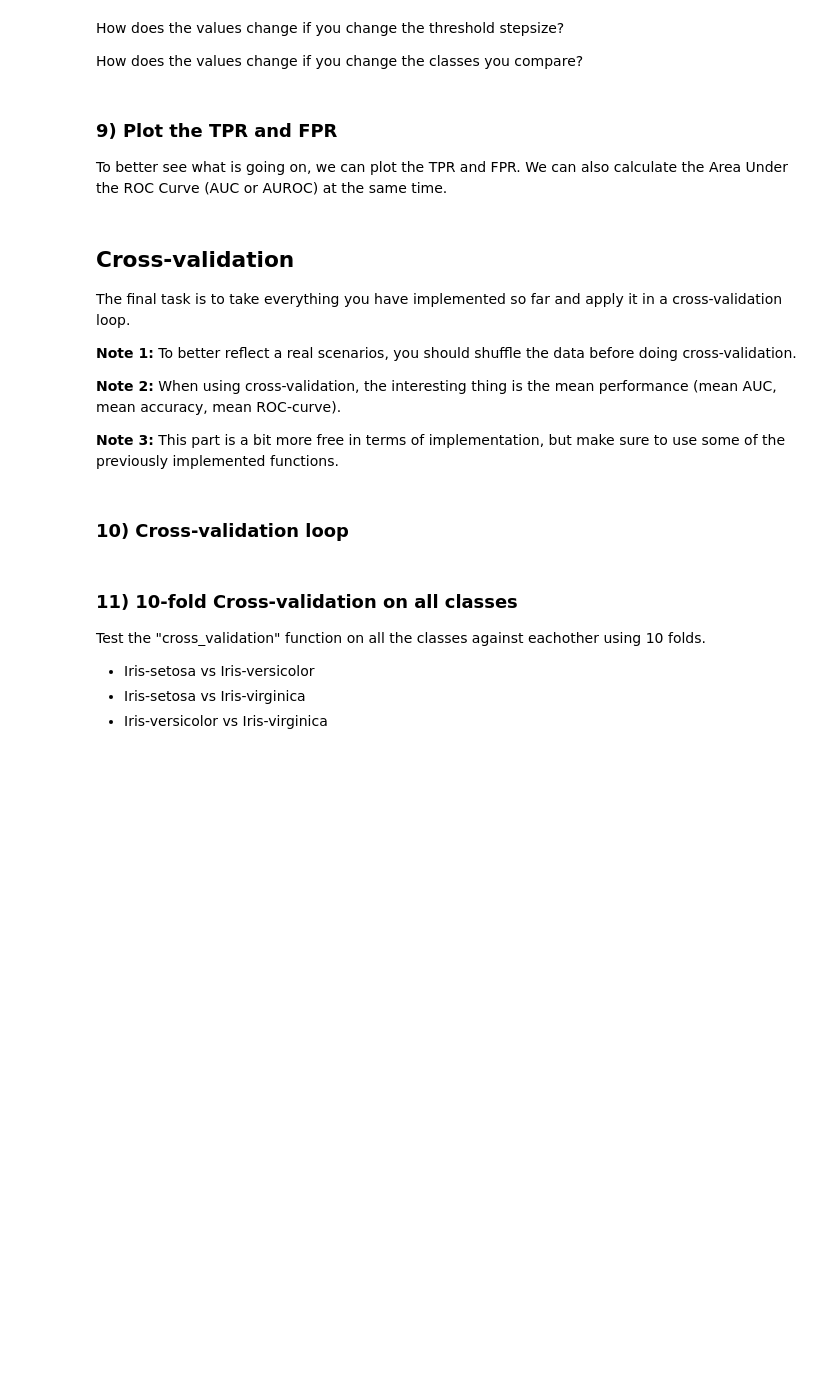
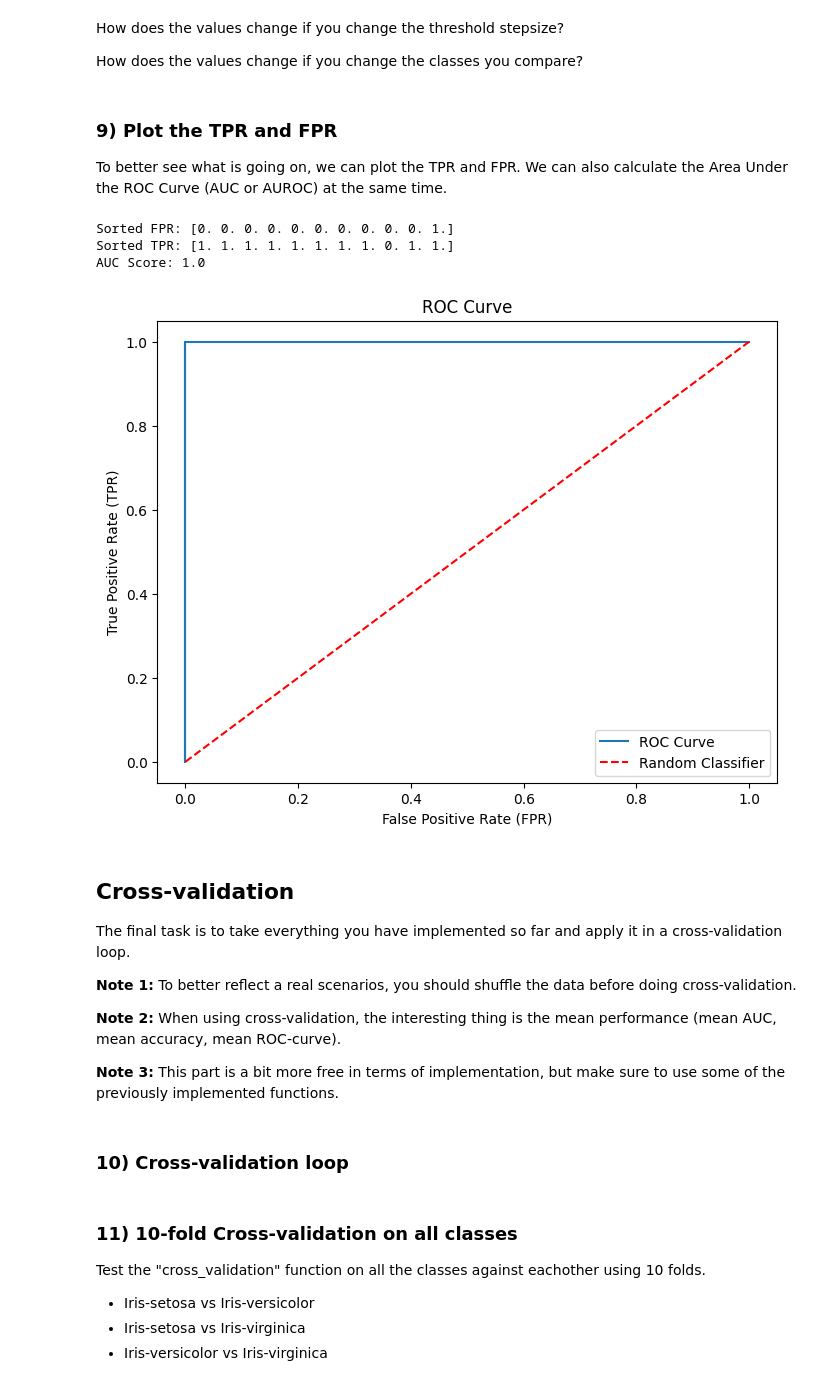
Before and after one commit to iM0ritz/MachineLearning, a Jupyter notebook: Assignment1/ML-Assignment 1 - Student names.ipynb, the cells around one changed output. Drawn from its saved outputs; the diff is of its cells as text; code cells hidden in the pictures; blank space fills up the shorter version.

```diff
--- a/Assignment1/ML-Assignment 1 - Student names.ipynb
+++ b/Assignment1/ML-Assignment 1 - Student names.ipynb
@@ -81,7 +81,6 @@ def train_test_split(class_data, train_ratio=0.8):
 
     # TODO: Split the data into two parts, train and test.
     # Numpy has some functionallity that makes implementing this part easier.
-    np.random.shuffle(class_data)
     split_index = int(len(class_data) * train_ratio)
     train = class_data[:split_index]
     test = class_data[split_index:]
@@ -445,0 +461,26 @@ def TPR_and_FPR(prediction_probabilities, test_labels, threshold_stepsize = 0.1)
+# %%
+# TODO: Test the "TPR_and_FPR" function on the model you have created previously.
+prediction_probabilities = []
+for feature in test_features:
+    # Compute posterior scores for both classes
+    posteriors = {}
+    for class_label, stats in feature_stats.items():
+        means, std_devs, prior = stats
+        likelihood = sum(np.log(gaussian_probability_density_function(feature, means, std_devs)))
+        posterior_score = likelihood + np.log(prior)
+        posteriors[class_label] = posterior_score
+
+    # Exponentiate to get unnormalized posteriors
+    unnormalized = {cls: np.exp(score) for cls, score in posteriors.items()}
+
+    # Normalize to get probabilities (P(class 1 | X) for positive class)
+    total = sum(unnormalized.values())
+    prob_positive = unnormalized[1] / total  # Probability of class 1 (positive class)
+    prediction_probabilities.append(prob_positive)
+
+prediction_probabilities = np.array(prediction_probabilities)
+print("Prediction Probabilities:", prediction_probabilities)
+
+TPR, FPR = TPR_and_FPR(prediction_probabilities, test_labels)
+print("TPR:", TPR)
+print("FPR:", FPR)
@@ -455,18 +515,37 @@ To better see what is going on, we can plot the TPR and FPR. We can also calcula
 def plot_ROC(TPR, FPR):
 
     # TODO: Calculate the AUC score.
+    sorted_indices = np.argsort(FPR)
+    FPR = FPR[sorted_indices]
+    TPR = TPR[sorted_indices]
+    print("Sorted FPR:", FPR)
+    print("Sorted TPR:", TPR)
+
+    auc = np.sum((FPR[1:] - FPR[:-1]) * (TPR[1:] + TPR[:-1]) / 2)
+    print(f"AUC Score: {auc}")
 
     # TODO: Plot the TPR and FPR using plt (matplotlib)
+    plt.figure(figsize=(8, 6))
+    plt.plot(FPR, TPR, label='ROC Curve')
 
     # TODO: Add a "middle-line" in the plot. This can be seen as the "better/worse than random" line.
-
-    plt.plot(...)
+    plt.plot([0, 1], [0, 1], linestyle='--', color='red', label='Random Classifier')
+    plt.xlabel('False Positive Rate (FPR)')
+    plt.ylabel('True Positive Rate (TPR)')
+    plt.title('ROC Curve')
+    plt.legend()
 
     plt.show()
 
     pass # No need to return anything, remove this line once you are finished implementing.
 # %%
 # TODO: Test the plotting function on the TPR and FPR you just calculated.
+plot_ROC(TPR, FPR)
+# %% [output]
+Sorted FPR: [0. 0. 0. 0. 0. 0. 0. 0. 0. 0. 1.]
+Sorted TPR: [1. 1. 1. 1. 1. 1. 1. 1. 0. 1. 1.]
+AUC Score: 1.0
+[figure, added]
 # %% [markdown]
 ## Cross-validation
 
```
Also changed, not shown: parts of 19 cells of this notebook.
